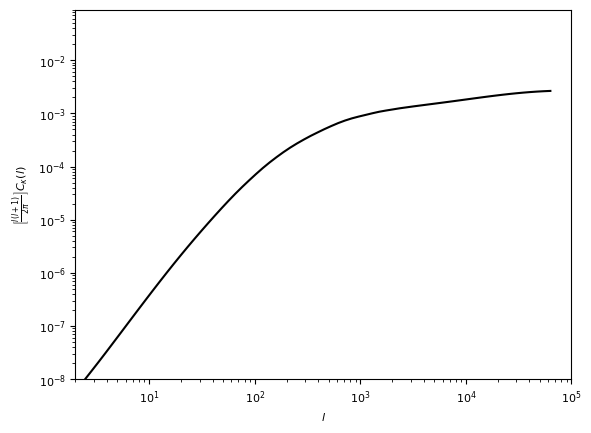
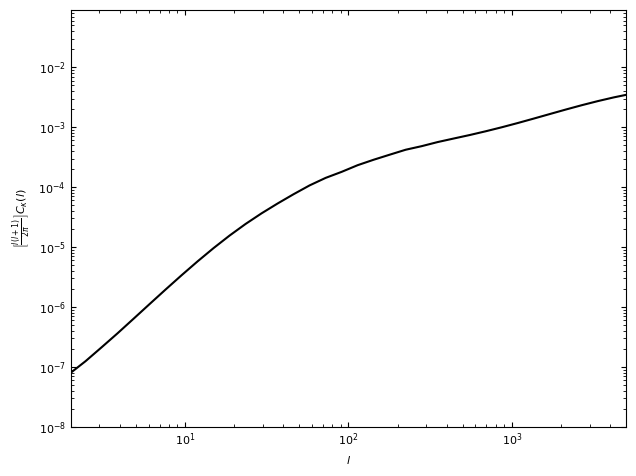
The notebook cell's code change between the first figure and the second:
--- before
+++ after
@@ -6,4 +6,7 @@
 ax.set_ylabel(r'$\left[\frac{l(l+1)}{2\pi}\right]C_\kappa(l)$')
 ax.set_ylim(10**-8, 9 * 10**-2)
-ax.set_xlim(2, 10**5)
+ax.set_xlim(2, 5 * 10**3)
+ax.tick_params(which='major', right=True, top=True, labeltop=False, bottom=True, labelbottom=True, direction="in")
+ax.tick_params(which='minor', right=True, top=True, labeltop=False, bottom=True, labelbottom=True, direction="in")
+plt.tight_layout()
 plt.show()

Commit: fixed some bugs regarding g_L in the power spectrum function